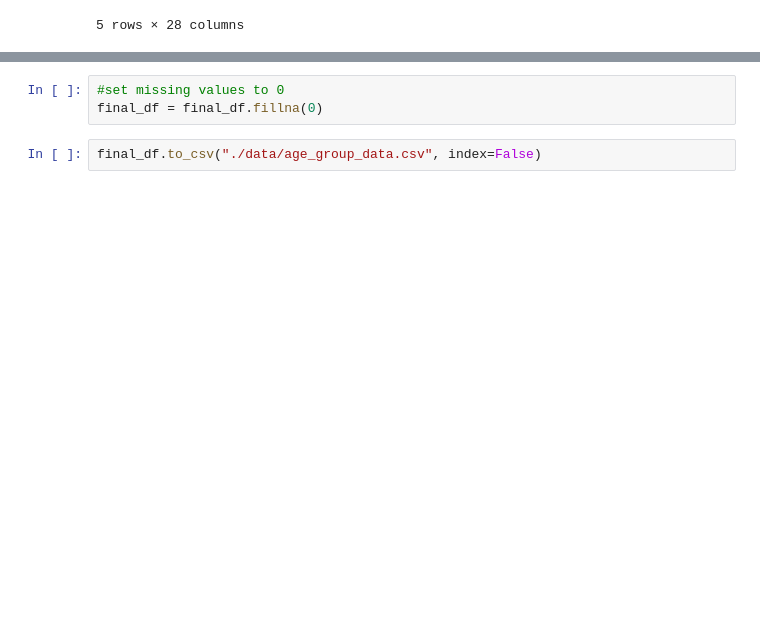
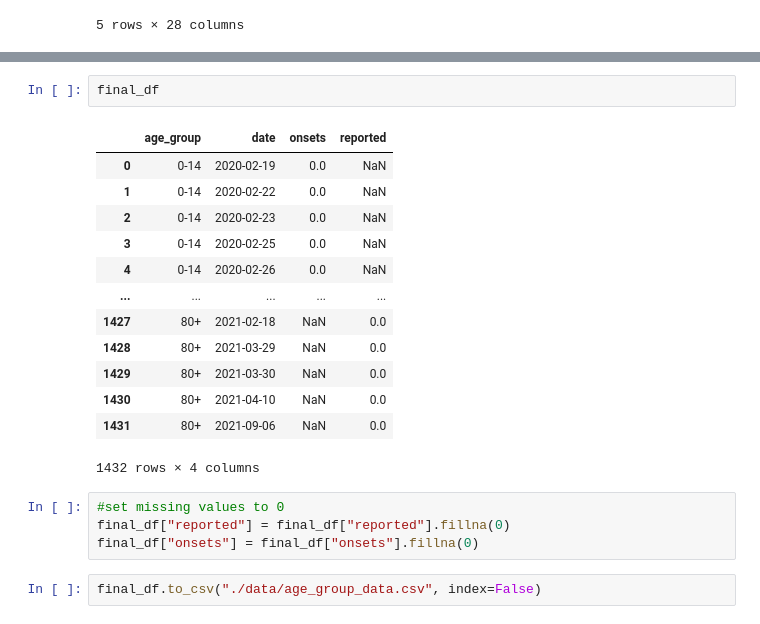
Before and after one commit to ReggieScript/InfectiousDisease-COVIDMX, a Jupyter notebook: data_process.ipynb, the cells around one changed output, grey strips where cells are left out. Saved outputs shown, nothing was run; the diff lists cells and outputs as text; blank space fills up the shorter version.

```diff
--- a/data_process.ipynb
+++ b/data_process.ipynb
@@ -252,5 +280,22 @@ final_df
+# %%
+final_df
+# %% [output]
+|  | age_group | date | onsets | reported |
+| 0 | 0-14 | 2020-02-19 | 0.0 | NaN |
+| 1 | 0-14 | 2020-02-22 | 0.0 | NaN |
+| 2 | 0-14 | 2020-02-23 | 0.0 | NaN |
+| 3 | 0-14 | 2020-02-25 | 0.0 | NaN |
+| 4 | 0-14 | 2020-02-26 | 0.0 | NaN |
+| ... | ... | ... | ... | ... |
+| 1427 | 80+ | 2021-02-18 | NaN | 0.0 |
+| 1428 | 80+ | 2021-03-29 | NaN | 0.0 |
+| 1429 | 80+ | 2021-03-30 | NaN | 0.0 |
+| 1430 | 80+ | 2021-04-10 | NaN | 0.0 |
+| 1431 | 80+ | 2021-09-06 | NaN | 0.0 |
+1432 rows × 4 columns
 # %%
 #set missing values to 0
-final_df = final_df.fillna(0)
+final_df["reported"] = final_df["reported"].fillna(0)
+final_df["onsets"] = final_df["onsets"].fillna(0)
 # %%
 final_df.to_csv("./data/age_group_data.csv", index=False)
```
Also changed, not shown: parts of 6 cells of this notebook, 1 other file.
